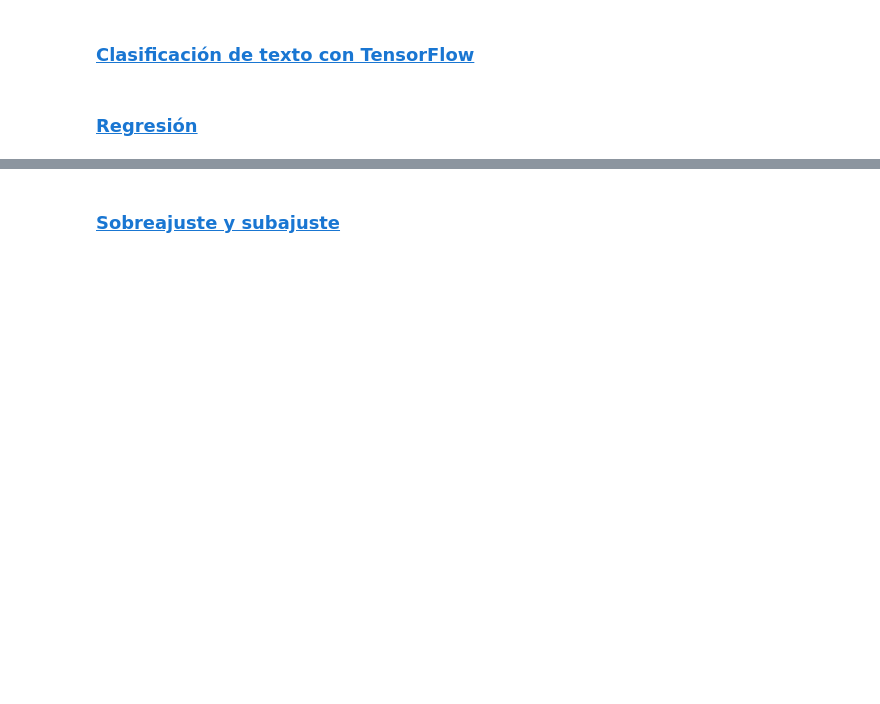
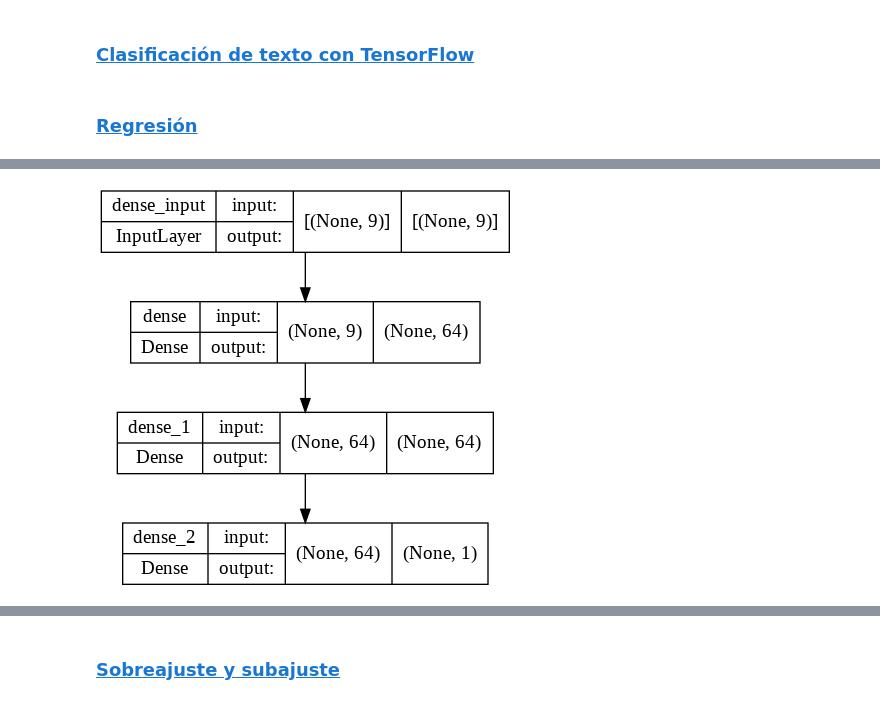
Before and after one commit to manuel-suarez/curso_itc_nn, a Jupyter notebook: Día_4_Redes_Neuronales_con_TensorFlow.ipynb, the cells around one changed output, grey strips where cells are left out. Saved outputs shown, nothing was run; the diff lists cells and outputs as text; code cells hidden in the pictures; blank space fills up the shorter version.

```diff
--- a/Día_4_Redes_Neuronales_con_TensorFlow.ipynb
+++ b/Día_4_Redes_Neuronales_con_TensorFlow.ipynb
@@ -653,0 +748,3 @@ plt.show()
+# %%
+train_labels = train_dataset.pop('MPG')
+test_labels = test_dataset.pop('MPG')
@@ -653,0 +756,16 @@ plt.show()
+# %%
+def build_model():
+  model = keras.Sequential([
+    layers.Dense(64, activation='relu', input_shape=[len(train_dataset.keys())]),
+    layers.Dense(64, activation='relu'),
+    layers.Dense(1)
+  ])
+
+  optimizer = tf.keras.optimizers.RMSprop(0.001)
+
+  model.compile(loss='mse',
+                optimizer=optimizer,
+                metrics=['mae', 'mse'])
+  return model
+# %%
+model = build_model()
@@ -653,0 +790,4 @@ plt.show()
+# %%
+tf.keras.utils.plot_model(model, show_shapes=True)
+# %% [output]
+[figure, added]
```
Also changed, not shown: parts of 21 cells of this notebook.
